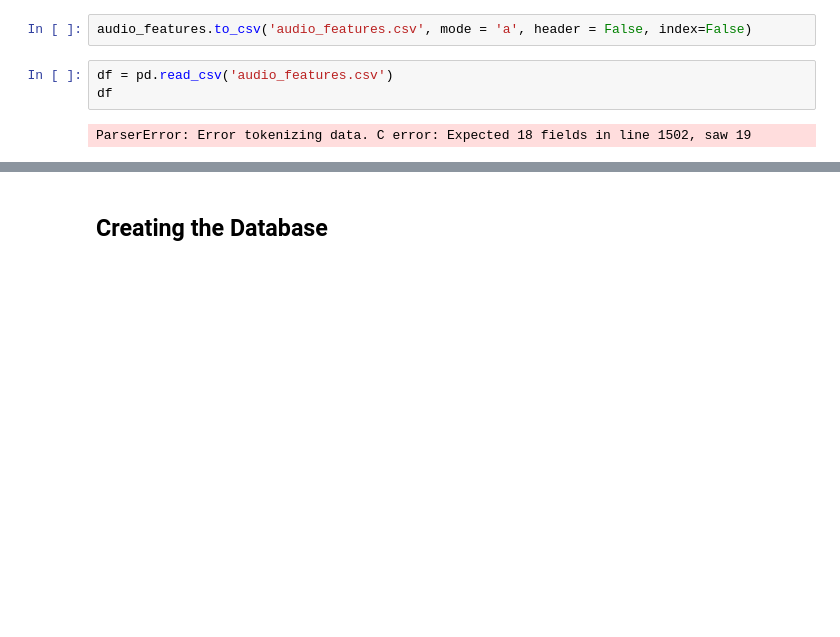
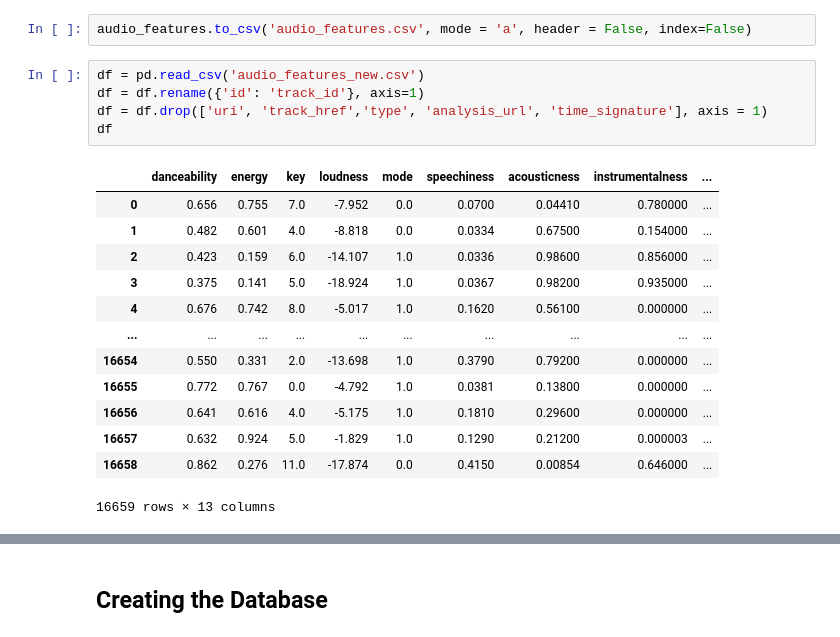
Before and after one commit to zgrayblue/artipy, a Jupyter notebook: spotify_api.ipynb, the cells around one changed output, grey strips where cells are left out. Cells and saved outputs as stored; diff of their text form; blank space fills up the shorter version.

```diff
--- a/spotify_api.ipynb
+++ b/spotify_api.ipynb
@@ -692,7 +766,21 @@ audio_features
 # %%
 audio_features.to_csv('audio_features.csv', mode = 'a', header = False, index=False)
 # %%
-df = pd.read_csv('audio_features.csv')
+df = pd.read_csv('audio_features_new.csv')
+df = df.rename({'id': 'track_id'}, axis=1)
+df = df.drop(['uri', 'track_href','type', 'analysis_url', 'time_signature'], axis = 1)
 df
 # %% [output]
+|  | danceability | energy | key | loudness | mode | speechiness | acousticness | instrumentalness | ... |
+| 0 | 0.656 | 0.755 | 7.0 | -7.952 | 0.0 | 0.0700 | 0.04410 | 0.780000 | ... |
+| 1 | 0.482 | 0.601 | 4.0 | -8.818 | 0.0 | 0.0334 | 0.67500 | 0.154000 | ... |
+| 2 | 0.423 | 0.159 | 6.0 | -14.107 | 1.0 | 0.0336 | 0.98600 | 0.856000 | ... |
+| 3 | 0.375 | 0.141 | 5.0 | -18.924 | 1.0 | 0.0367 | 0.98200 | 0.935000 | ... |
+| 4 | 0.676 | 0.742 | 8.0 | -5.017 | 1.0 | 0.1620 | 0.56100 | 0.000000 | ... |
+| ... | ... | ... | ... | ... | ... | ... | ... | ... | ... |
+| 16654 | 0.550 | 0.331 | 2.0 | -13.698 | 1.0 | 0.3790 | 0.79200 | 0.000000 | ... |
+| 16655 | 0.772 | 0.767 | 0.0 | -4.792 | 1.0 | 0.0381 | 0.13800 | 0.000000 | ... |
+| 16656 | 0.641 | 0.616 | 4.0 | -5.175 | 1.0 | 0.1810 | 0.29600 | 0.000000 | ... |
+| 16657 | 0.632 | 0.924 | 5.0 | -1.829 | 1.0 | 0.1290 | 0.21200 | 0.000003 | ... |
+| 16658 | 0.862 | 0.276 | 11.0 | -17.874 | 0.0 | 0.4150 | 0.00854 | 0.646000 | ... |
-ParserError: Error tokenizing data. C error: Expected 18 fields in line 1502, saw 19
+16659 rows × 13 columns
```
Also changed, not shown: parts of 15 cells of this notebook.
